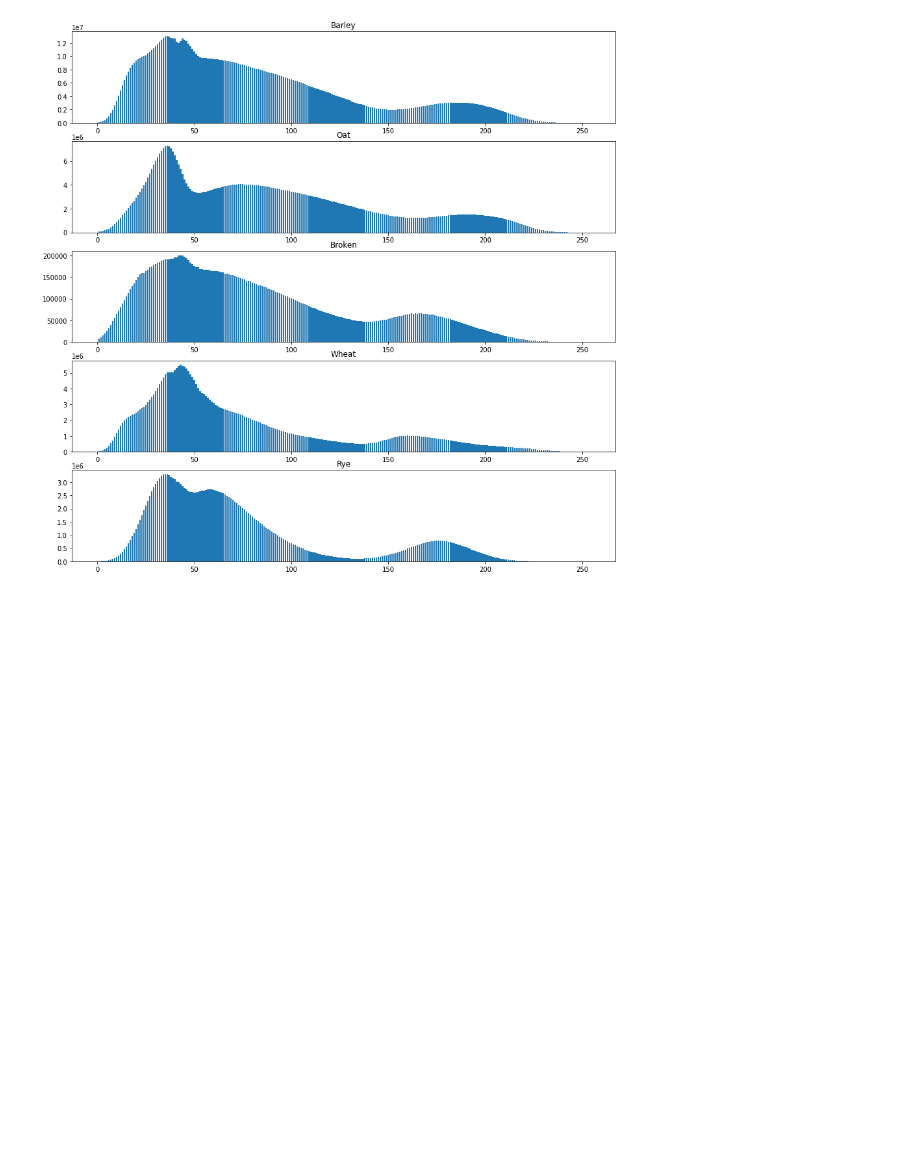
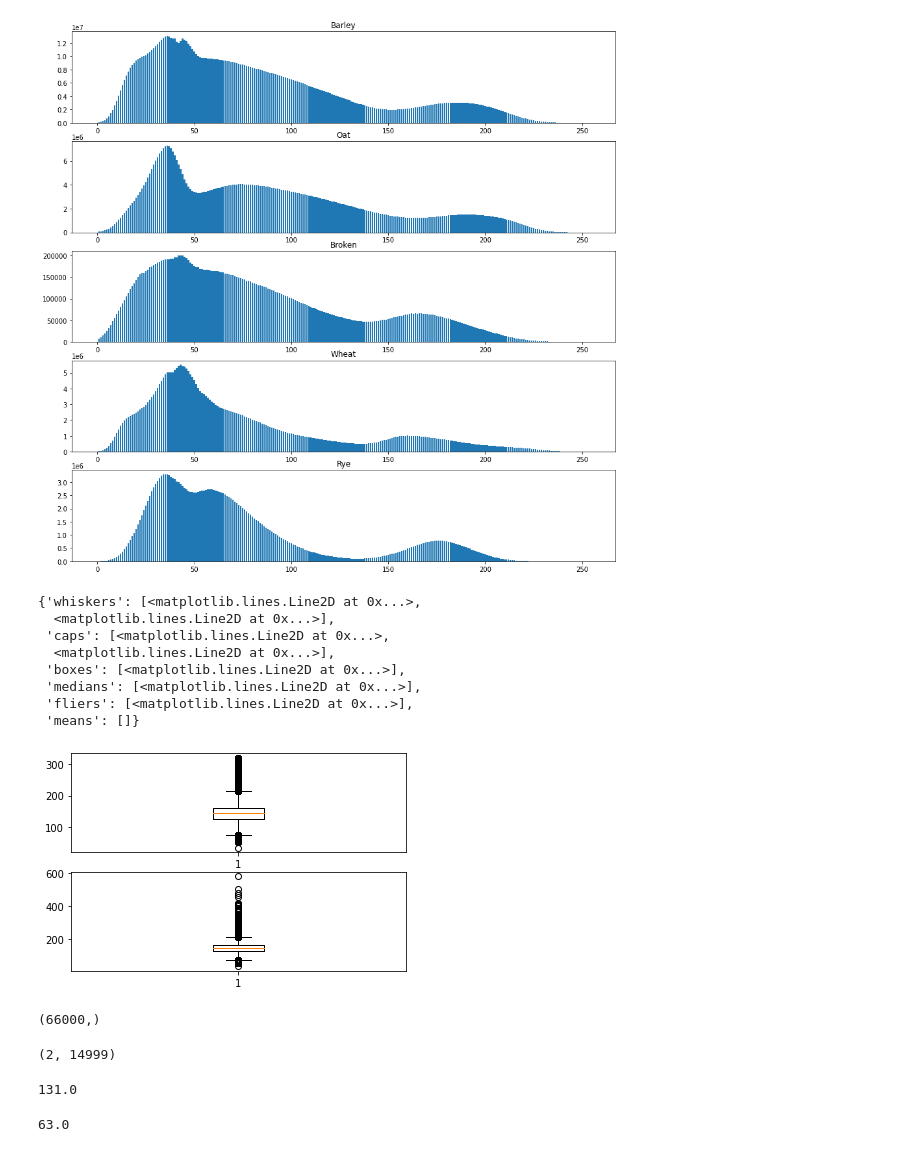
Before and after one commit to Ersboll/Using-Deep-Learning-to-classify-grain-kernels-and-grain-damages, a Jupyter notebook: src/Data investigation.ipynb, the cells around one changed output. Saved outputs shown, nothing was run; the diff lists cells and outputs as text; code cells hidden in the pictures; blank space fills up the shorter version.

```diff
--- a/src/Data investigation.ipynb
+++ b/src/Data investigation.ipynb
@@ -272,3 +272,21 @@ axes[4].set_title("Rye")
 fig.show()
 # %% [output]
 [figure]
+# %%
+fig, axs = plt.subplots(2, 1)
+axs[0].boxplot(x_size[x_size <= 320])
+axs[1].boxplot(x_size[y_size <= 100])
+# %% [output]
+{'whiskers': [<matplotlib.lines.Line2D at 0x...>,
+  <matplotlib.lines.Line2D at 0x...>],
+ 'caps': [<matplotlib.lines.Line2D at 0x...>,
+  <matplotlib.lines.Line2D at 0x...>],
+ 'boxes': [<matplotlib.lines.Line2D at 0x...>],
+ 'medians': [<matplotlib.lines.Line2D at 0x...>],
+ 'fliers': [<matplotlib.lines.Line2D at 0x...>],
+ 'means': []}
+[figure, added]
+# %%
+np.shape(x_size)
+# %% [output]
+(66000,)
@@ -274,0 +299,12 @@ fig.show()
+# %%
+np.shape(Oat_Dim)
+# %% [output]
+(2, 14999)
+# %%
+(np.mean(Oat_Dim[0]) + np.mean(Broken_Dim[0]) + np.mean(Wheat_Dim[0]) + np.mean(Barley_Dim[0]) + np.mean(Rye_Dim[0])) // 5
+# %% [output]
+131.0
+# %%
+(np.mean(Oat_Dim[1]) + np.mean(Broken_Dim[1]) + np.mean(Wheat_Dim[1]) + np.mean(Barley_Dim[1]) + np.mean(Rye_Dim[1])) // 5
+# %% [output]
+63.0
```
Also changed, not shown: parts of 6 cells of this notebook, 2 other files.
